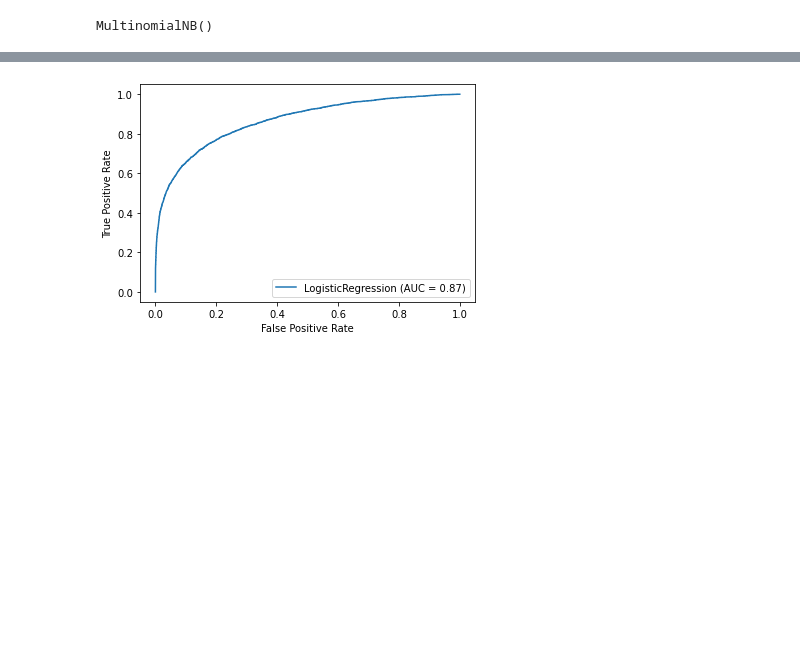
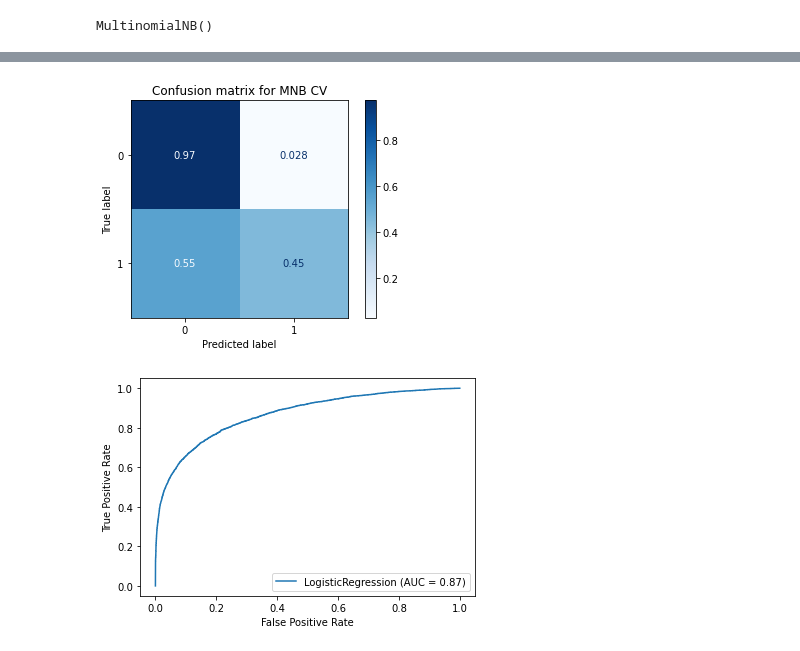
Before and after one commit to yagnesh7/dsga1001-term-project, a Jupyter notebook: modeling/Preprocess & Model.ipynb, the cells around one changed output, grey strips where cells are left out. Saved outputs shown, nothing was run; the diff lists cells and outputs as text; code cells hidden in the pictures; blank space fills up the shorter version.

```diff
--- a/modeling/Preprocess & Model.ipynb
+++ b/modeling/Preprocess & Model.ipynb
@@ -256,3 +284,12 @@ MultinomialNB()
+# %%
+matrix = plot_confusion_matrix(mnb_cv, X_test_cv, y_test,
+                                 cmap=plt.cm.Blues,
+                                 normalize='true')
+plt.title('Confusion matrix for MNB CV')
+plt.show(matrix)
+plt.show()
+# %% [output]
+[figure, added]
 # %%
 plot_roc_curve(lr_cv, X_test_cv, y_test)
 plot_roc_curve(mnb_cv, X_test_cv, y_test)
```
Also changed, not shown: parts of 29 cells of this notebook.
